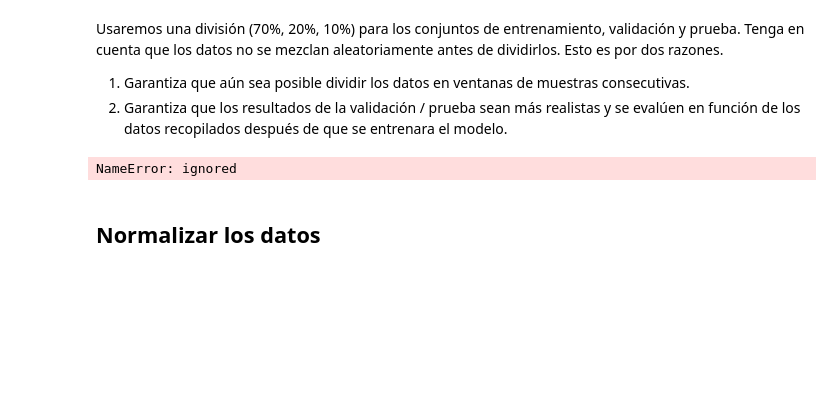
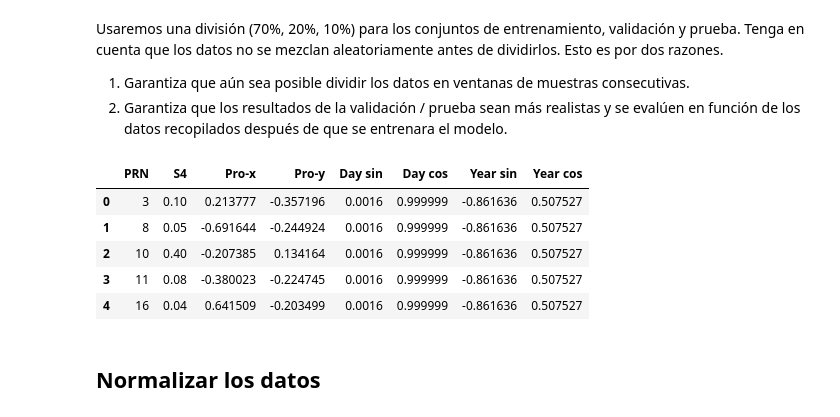
Before and after one commit to georgesteve/Research-Assitant-ML-ROJ, a Jupyter notebook: Semana_5.ipynb, the cells around one changed output. Drawn from its saved outputs; the diff is of its cells as text; code cells hidden in the pictures; blank space fills up the shorter version.

```diff
--- a/Semana_5.ipynb
+++ b/Semana_5.ipynb
@@ -227,9 +224,15 @@ Usaremos una división (70%, 20%, 10%) para los conjuntos de entrenamiento, vali
 2.   Garantiza que los resultados de la validación / prueba sean más realistas y se evalúen en función de los datos recopilados después de que se entrenara el modelo.
 # %%
 df1=df
-df=df.drop('date_time')
+df=df.drop(['date_time'],axis=1)
+df.head()
 # %% [output]
-NameError: ignored
+|  | PRN | S4 | Pro-x | Pro-y | Day sin | Day cos | Year sin | Year cos |
+| 0 | 3 | 0.10 | 0.213777 | -0.357196 | 0.0016 | 0.999999 | -0.861636 | 0.507527 |
+| 1 | 8 | 0.05 | -0.691644 | -0.244924 | 0.0016 | 0.999999 | -0.861636 | 0.507527 |
+| 2 | 10 | 0.40 | -0.207385 | 0.134164 | 0.0016 | 0.999999 | -0.861636 | 0.507527 |
+| 3 | 11 | 0.08 | -0.380023 | -0.224745 | 0.0016 | 0.999999 | -0.861636 | 0.507527 |
+| 4 | 16 | 0.04 | 0.641509 | -0.203499 | 0.0016 | 0.999999 | -0.861636 | 0.507527 |
 # %%
 from sklearn.model_selection import train_test_split
 
```
Also changed, not shown: parts of 4 cells of this notebook.
